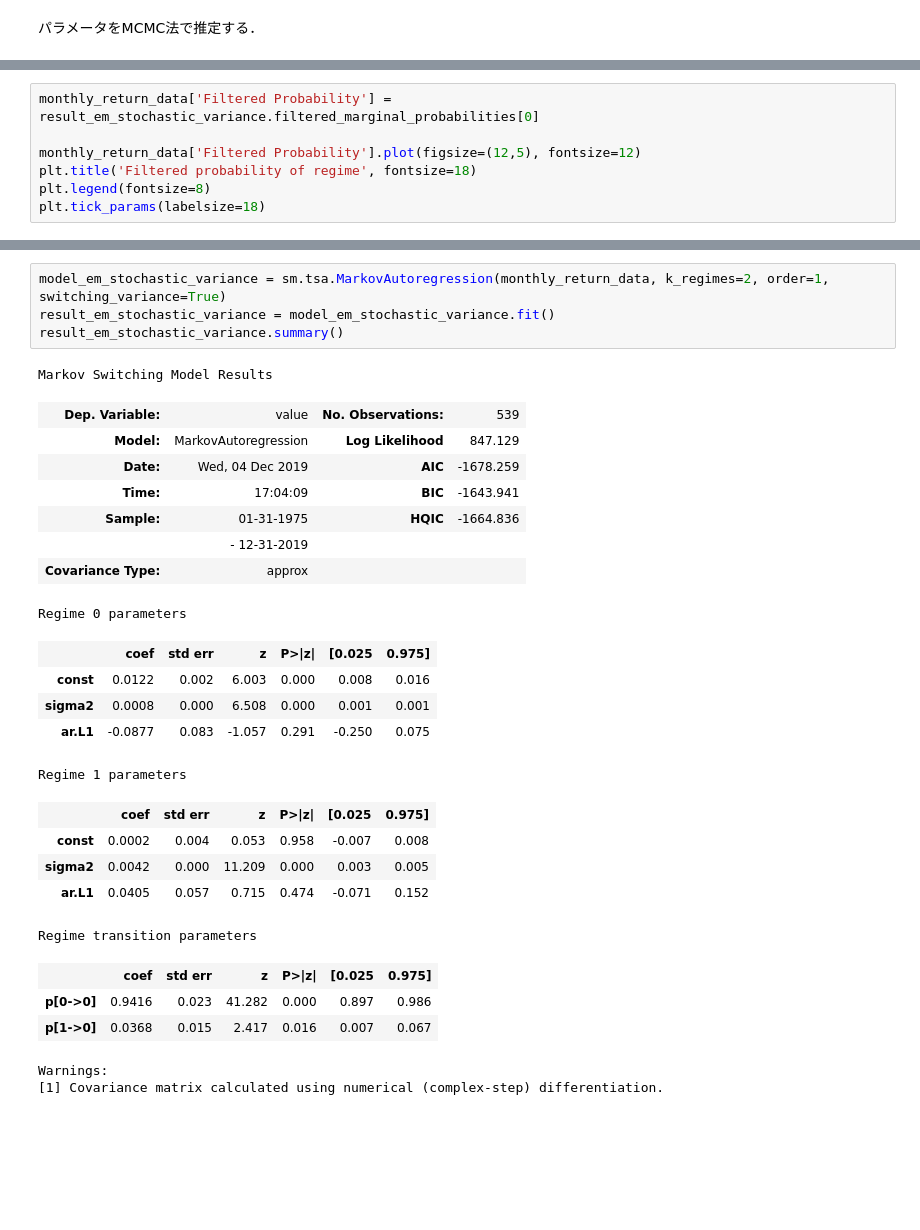
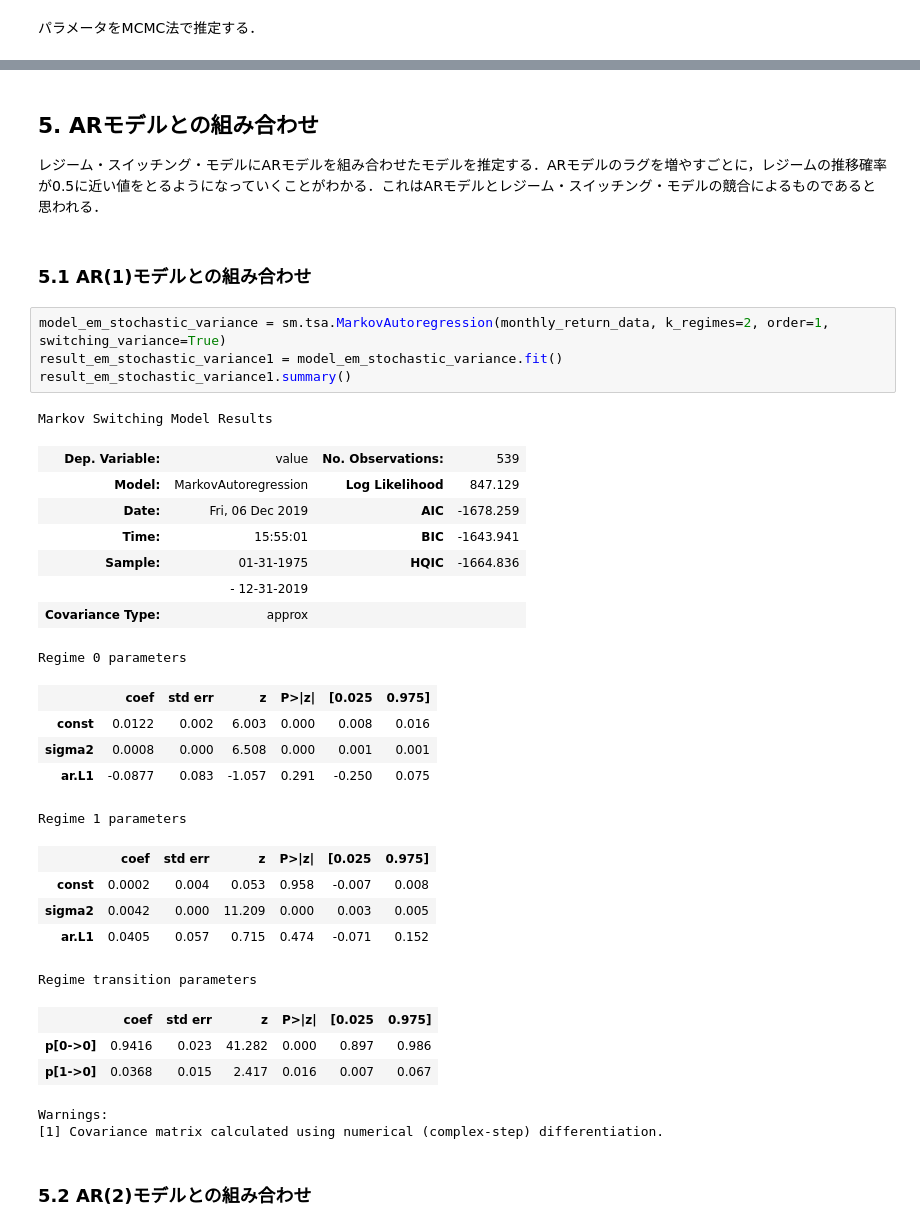
Before and after one commit to MasaKat0/misc, a Jupyter notebook: markov-switching_model/markov-switching-model_NIKKEI225.ipynb, the cells around one changed output, grey strips where cells are left out. Drawn from its saved outputs; the diff is of its cells as text; blank space fills up the shorter version.

```diff
--- a/markov-switching_model/markov-switching-model_NIKKEI225.ipynb
+++ b/markov-switching_model/markov-switching-model_NIKKEI225.ipynb
@@ -399,7 +377,0 @@ Warnings:
-# %%
-monthly_return_data['Filtered Probability'] = result_em_stochastic_variance.filtered_marginal_probabilities[0]
-
-monthly_return_data['Filtered Probability'].plot(figsize=(12,5), fontsize=12)
-plt.title('Filtered probability of regime', fontsize=18)
-plt.legend(fontsize=8)
-plt.tick_params(labelsize=18)
@@ -410,13 +408,18 @@ plt.tick_params(labelsize=18)
+# %% [markdown]
+## 5. ARモデルとの組み合わせ
+レジーム・スイッチング・モデルにARモデルを組み合わせたモデルを推定する．ARモデルのラグを増やすごとに，レジームの推移確率が0.5に近い値をとるようになっていくことがわかる．これはARモデルとレジーム・スイッチング・モデルの競合によるものであると思われる．
+# %% [markdown]
+### 5.1 AR(1)モデルとの組み合わせ
 # %%
 model_em_stochastic_variance = sm.tsa.MarkovAutoregression(monthly_return_data, k_regimes=2, order=1, switching_variance=True)
-result_em_stochastic_variance = model_em_stochastic_variance.fit()
-result_em_stochastic_variance.summary()
+result_em_stochastic_variance1 = model_em_stochastic_variance.fit()
+result_em_stochastic_variance1.summary()
 # %% [output]
 Markov Switching Model Results
 | Dep. Variable: | value | No. Observations: | 539 |
 | Model: | MarkovAutoregression | Log Likelihood | 847.129 |
-| Date: | Wed, 04 Dec 2019 | AIC | -1678.259 |
-| Time: | 17:04:09 | BIC | -1643.941 |
+| Date: | Fri, 06 Dec 2019 | AIC | -1678.259 |
+| Time: | 15:55:01 | BIC | -1643.941 |
 | Sample: | 01-31-1975 | HQIC | -1664.836 |
 |  | - 12-31-2019 |  |  |
 | Covariance Type: | approx |  |  |
@@ -436,5 +439,7 @@ Regime transition parameters
 | p[1->0] | 0.0368 | 0.015 | 2.417 | 0.016 | 0.007 | 0.067 |
 Warnings:
 [1] Covariance matrix calculated using numerical (complex-step) differentiation.
+# %% [markdown]
+### 5.2 AR(2)モデルとの組み合わせ
 # %%
 model_em_stochastic_variance = sm.tsa.MarkovAutoregression(monthly_return_data, k_regimes=2, order=2, switching_variance=True)
```
Also changed, not shown: parts of 42 cells of this notebook, 7 other files.
